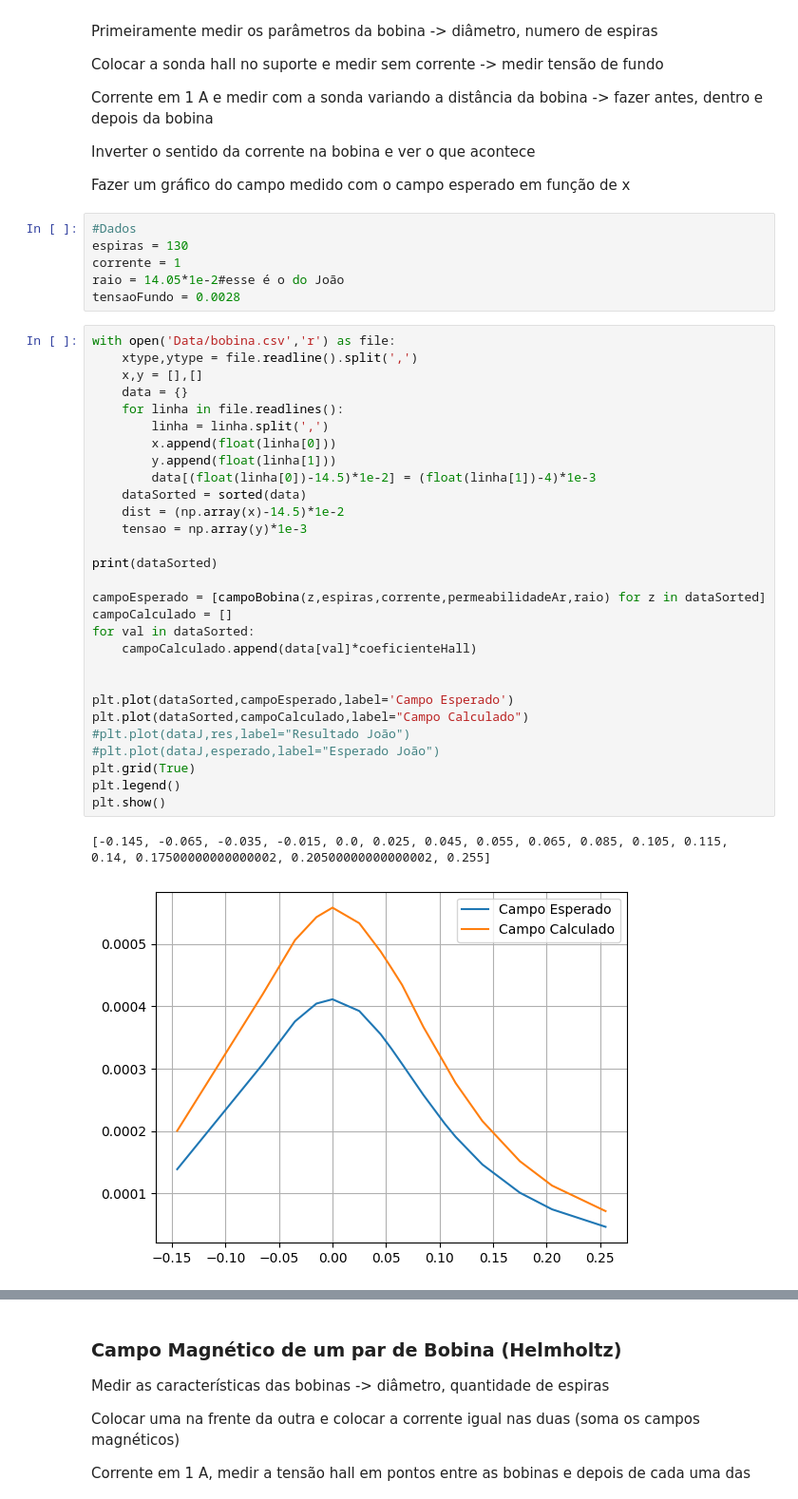
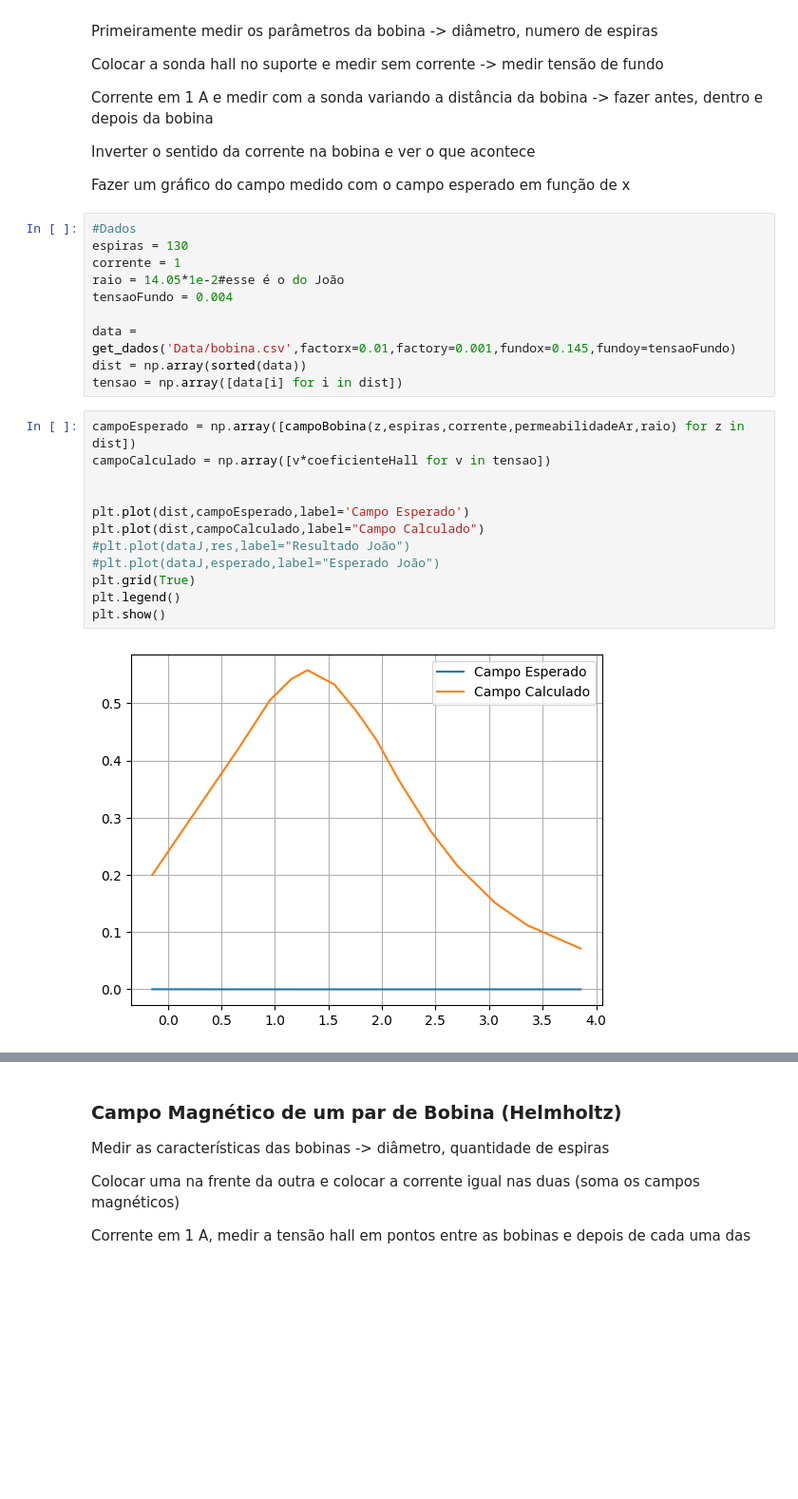
Before and after one commit to Pedropudin/LabFisica-3, a Jupyter notebook: Relatorio4/Magnetostatica/sondaHall.ipynb, the cells around one changed output, grey strips where cells are left out. Shown at 95% size. Saved outputs shown, nothing was run; the diff lists cells and outputs as text; blank space fills up the shorter version.

Commit message:
Feat
Algumas melhorias de otimização no código da sonda Hall e o plot do gráfico

```diff
--- a/Relatorio4/Magnetostatica/sondaHall.ipynb
+++ b/Relatorio4/Magnetostatica/sondaHall.ipynb
@@ -180,39 +182,25 @@ Fazer um gráfico do campo medido com o campo esperado em função de x
 espiras = 130
 corrente = 1
 raio = 14.05*1e-2#esse é o do João
-tensaoFundo = 0.0028
+tensaoFundo = 0.004
+
+data = get_dados('Data/bobina.csv',factorx=0.01,factory=0.001,fundox=0.145,fundoy=tensaoFundo)
+dist = np.array(sorted(data))
+tensao = np.array([data[i] for i in dist])
 # %%
-with open('Data/bobina.csv','r') as file:
-    xtype,ytype = file.readline().split(',')
-    x,y = [],[]
-    data = {}
-    for linha in file.readlines():
-        linha = linha.split(',')
-        x.append(float(linha[0]))
-        y.append(float(linha[1]))
-        data[(float(linha[0])-14.5)*1e-2] = (float(linha[1])-4)*1e-3
-    dataSorted = sorted(data)
-    dist = (np.array(x)-14.5)*1e-2
-    tensao = np.array(y)*1e-3
-
-print(dataSorted)
-
-campoEsperado = [campoBobina(z,espiras,corrente,permeabilidadeAr,raio) for z in dataSorted]
-campoCalculado = []
-for val in dataSorted:
-    campoCalculado.append(data[val]*coeficienteHall)
+campoEsperado = np.array([campoBobina(z,espiras,corrente,permeabilidadeAr,raio) for z in dist])
+campoCalculado = np.array([v*coeficienteHall for v in tensao])
 
 
-plt.plot(dataSorted,campoEsperado,label='Campo Esperado')
-plt.plot(dataSorted,campoCalculado,label="Campo Calculado")
+plt.plot(dist,campoEsperado,label='Campo Esperado')
+plt.plot(dist,campoCalculado,label="Campo Calculado")
 #plt.plot(dataJ,res,label="Resultado João")
 #plt.plot(dataJ,esperado,label="Esperado João")
 plt.grid(True)
 plt.legend()
 plt.show()
 # %% [output]
-[-0.145, -0.065, -0.035, -0.015, 0.0, 0.025, 0.045, 0.055, 0.065, 0.085, 0.105, 0.115, 0.14, 0.17500000000000002, 0.20500000000000002, 0.255]
-[figure, old version]
+[figure, new version]
 # %%
 with open('DataJ/bobinaJ.csv','r') as file:
     xtype,ytype = file.readline().split(',')
```
Also changed, not shown: parts of 5 cells of this notebook, 2 other files.
